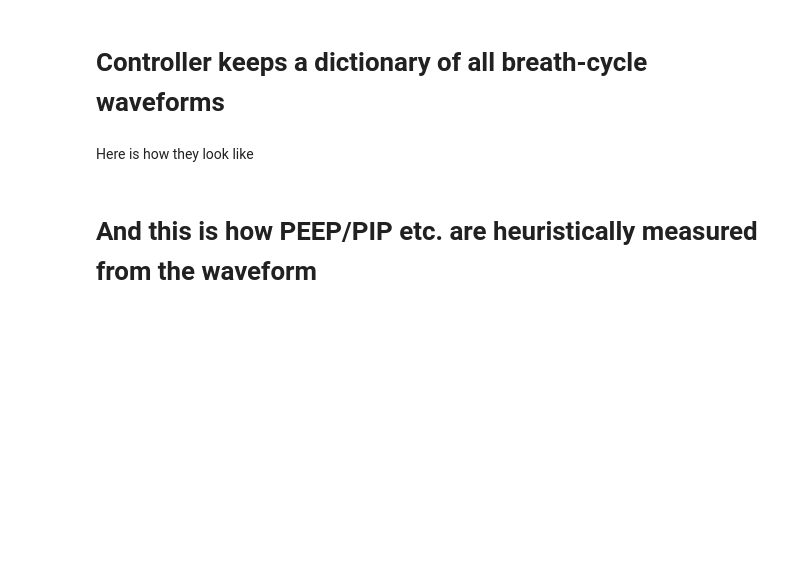
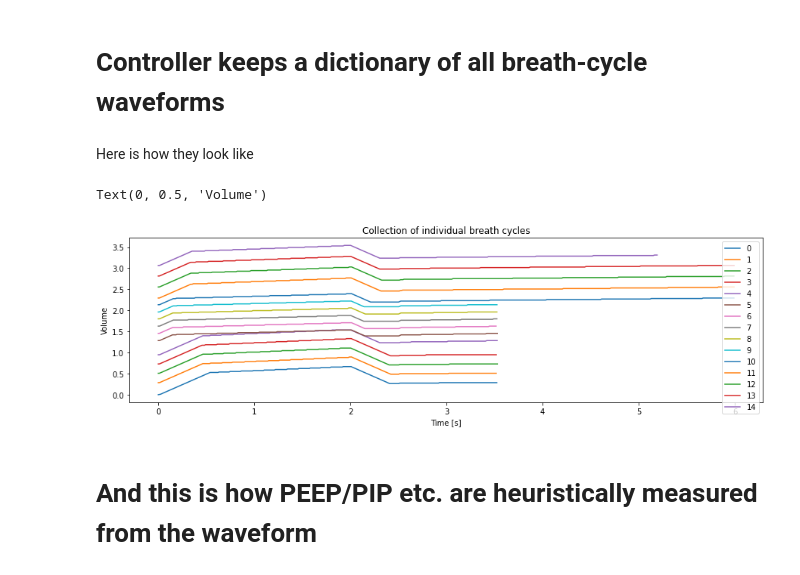
Before and after one commit to CohenLabPrinceton/pvp, a Jupyter notebook: sandbox/testPIDControllerClass.ipynb, the cells around one changed output. Saved outputs shown, nothing was run; the diff lists cells and outputs as text; code cells hidden in the pictures; blank space fills up the shorter version.

```diff
--- a/sandbox/testPIDControllerClass.ipynb
+++ b/sandbox/testPIDControllerClass.ipynb
@@ -150,15 +155,23 @@ pl.legend()
 # %% [markdown]
 Here is how they look like
 # %%
-for k in thread1.ContollInstance.Controller.cycle_pressure_waveforms.keys():
-    array = thread1.ContollInstance.Controller.cycle_pressure_waveforms[k]
+for k in thread1.ContollInstance.Controller.cycle_waveforms.keys():
+    array = thread1.ContollInstance.Controller.cycle_waveforms[k]
     phase = array[:,0]
     pressure = array[:,1]
-    pl.plot(phase, pressure+k, label=k)
+    volume = array[:,2]
+
+    #pl.plot(phase, pressure+k, label=k)
+    pl.plot(phase, volume, label=k)
+
 pl.legend()
 pl.title("Collection of individual breath cycles")
 pl.xlabel("Time [s]")
-pl.ylabel("Pressure [cmH2O]");
+# pl.ylabel("Pressure [cmH2O]");
+pl.ylabel("Volume")
+# %% [output]
+Text(0, 0.5, 'Volume')
+[figure, added]
 # %% [markdown]
 # And this is how PEEP/PIP etc. are heuristically measured from the waveform
 # %%
```
Also changed, not shown: parts of 5 cells of this notebook.
